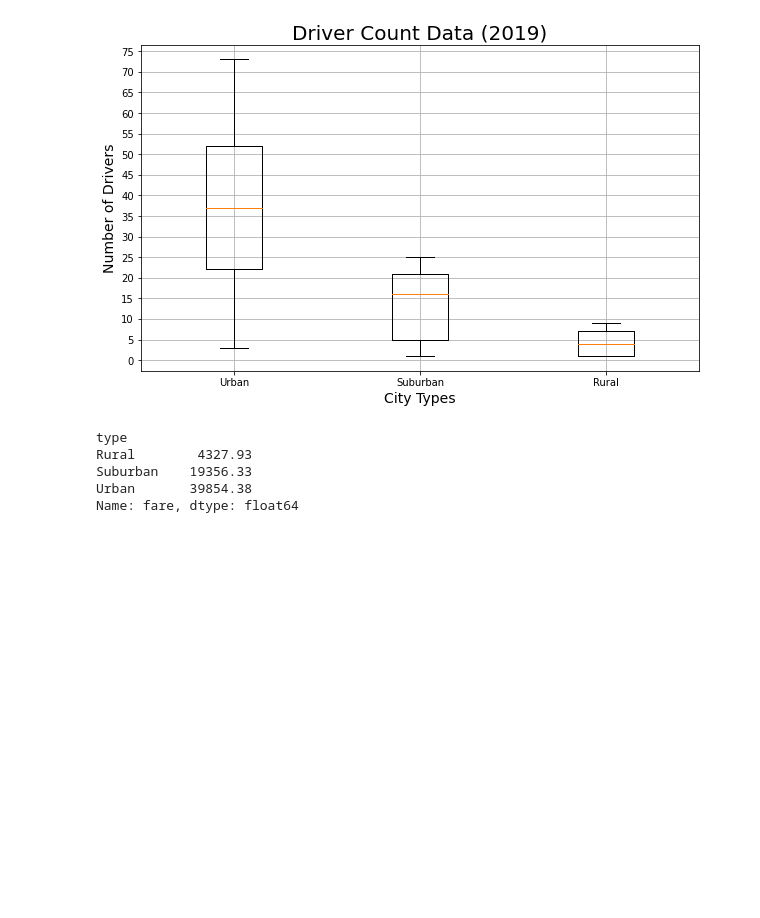
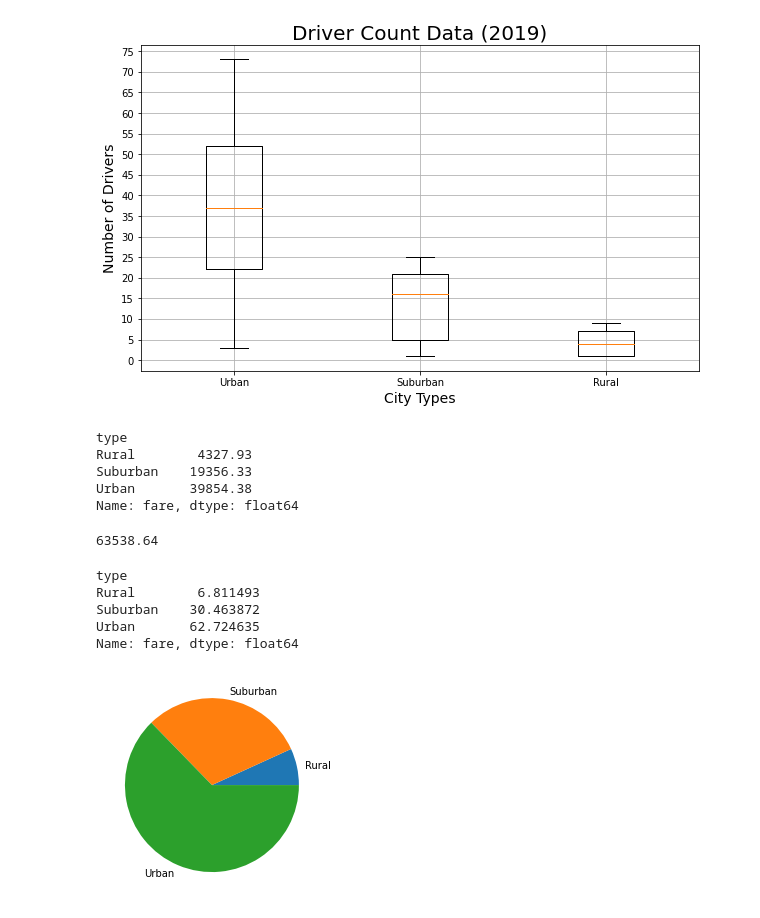
Before and after one commit to gh-mrmoore/DataAnalytics, a Jupyter notebook: Modules/Module05/PyBer.ipynb, the cells around one changed output. Saved outputs shown, nothing was run; the diff lists cells and outputs as text; code cells hidden in the pictures; blank space fills up the shorter version.

```diff
--- a/Modules/Module05/PyBer.ipynb
+++ b/Modules/Module05/PyBer.ipynb
@@ -420,3 +420,26 @@ Rural        4327.93
 Suburban    19356.33
 Urban       39854.38
 Name: fare, dtype: float64
+# %%
+# Sum all fares
+total_fares = city_ride_merged_df["fare"].sum()
+total_fares
+# %% [output]
+63538.64
+# %%
+# Percentage of fare for each city type
+type_percents = 100 * sum_fares_by_city_type / total_fares
+type_percents
+# can single-line this as well
+# %% [output]
+type
+Rural        6.811493
+Suburban    30.463872
+Urban       62.724635
+Name: fare, dtype: float64
+# %%
+# Create the pie chart(s)
+plt.pie(type_percents, labels=["Rural", "Suburban", "Urban"])
+plt.show()
+# %% [output]
+[figure, added]
```
Also changed, not shown: parts of 5 cells of this notebook.
